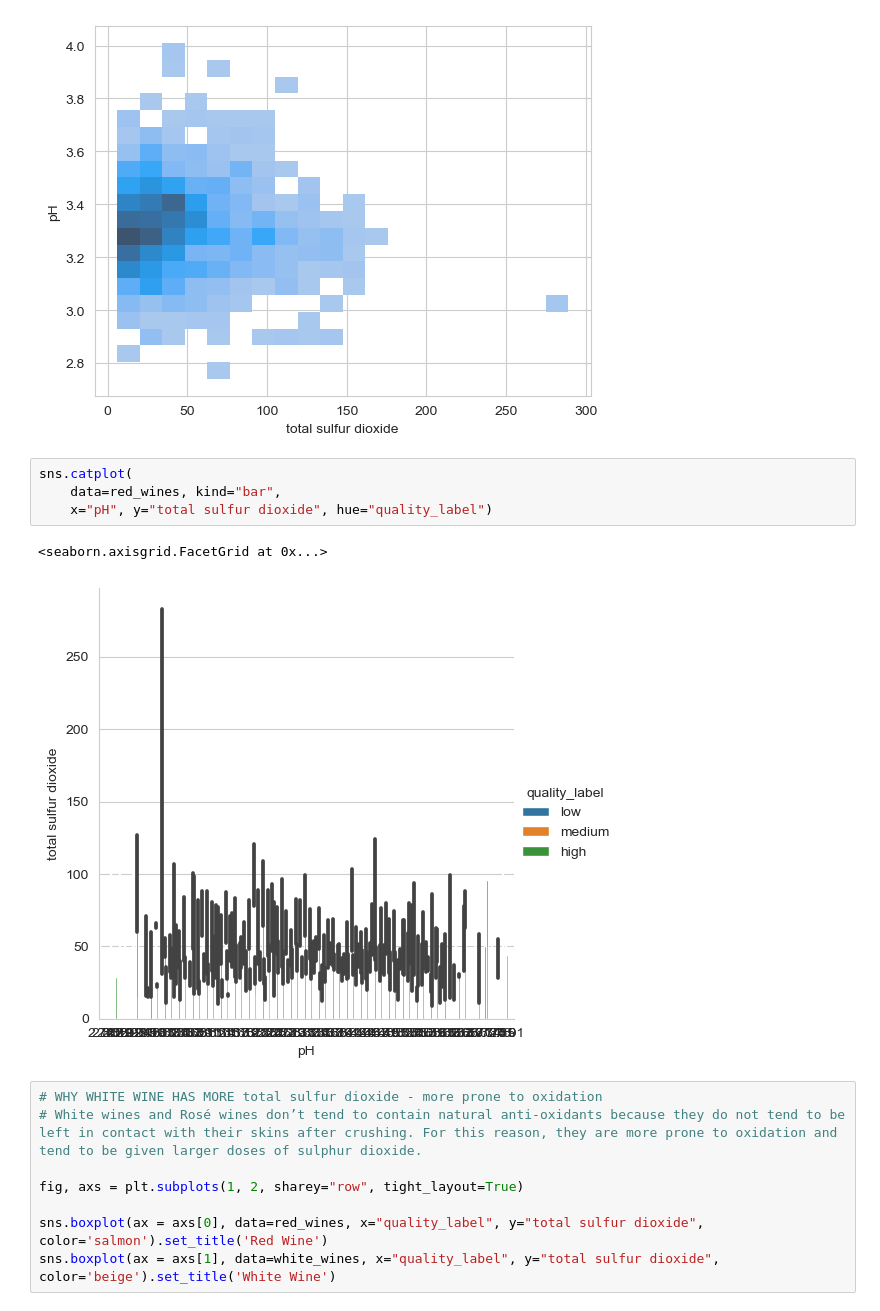
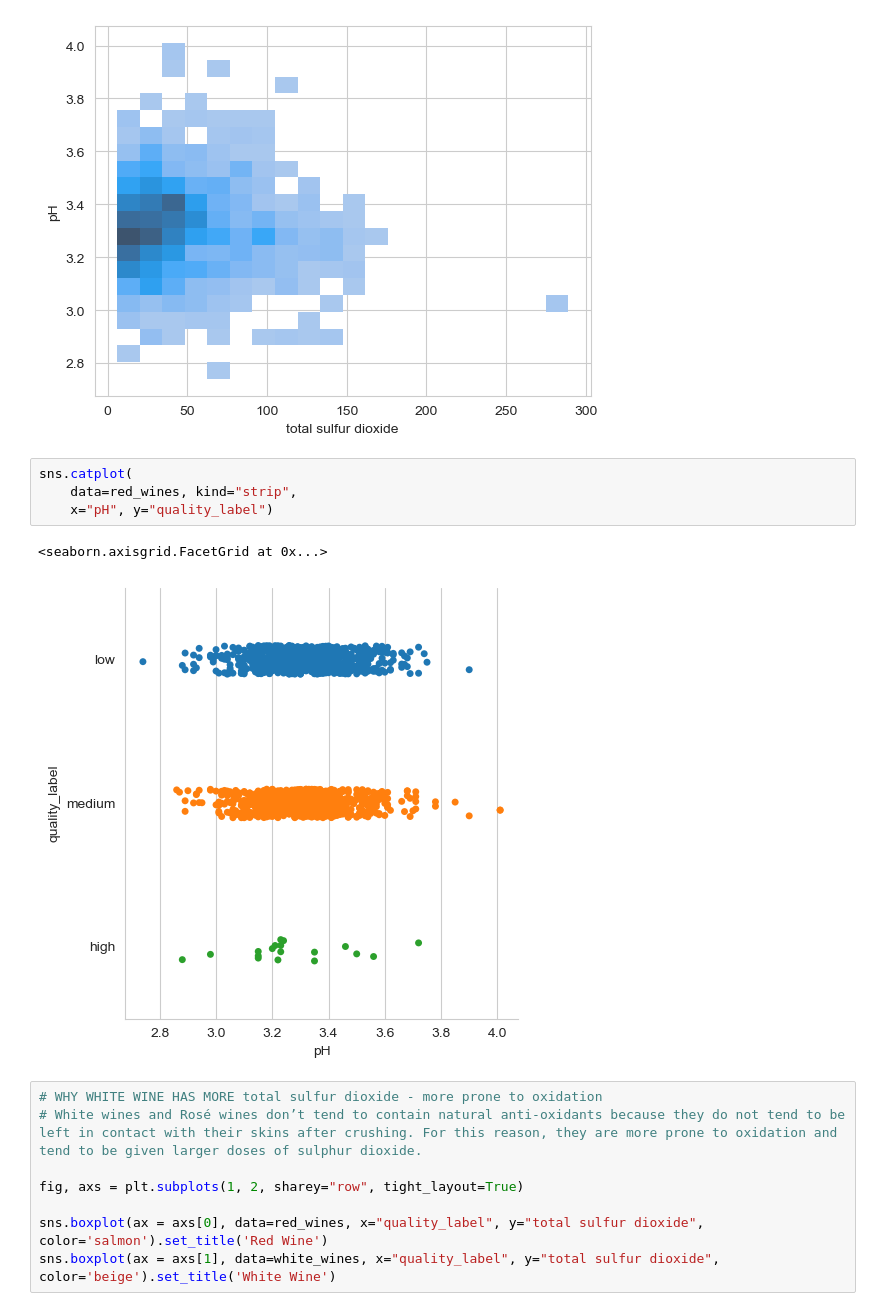
Before and after one commit to NiaLucia/Sprint2, a Jupyter notebook: wine_project.ipynb, the cells around one changed output. Cells and saved outputs as stored; diff of their text form.

```diff
--- a/wine_project.ipynb
+++ b/wine_project.ipynb
@@ -316,11 +319,11 @@ sns.histplot(data=red_wines, x="total sulfur dioxide", y="pH", bins=20)
 [figure]
 # %%
 sns.catplot(
-    data=red_wines, kind="bar",
-    x="pH", y="total sulfur dioxide", hue="quality_label")
+    data=red_wines, kind="strip",
+    x="pH", y="quality_label")
 # %% [output]
 <seaborn.axisgrid.FacetGrid at 0x...>
-[figure, old version]
+[figure, new version]
 # %%
 # WHY WHITE WINE HAS MORE total sulfur dioxide - more prone to oxidation
 # White wines and Rosé wines don’t tend to contain natural anti-oxidants because they do not tend to be left in contact with their skins after crushing. For this reason, they are more prone to oxidation and tend to be given larger doses of sulphur dioxide.
```
Also changed, not shown: parts of 14 cells of this notebook.
